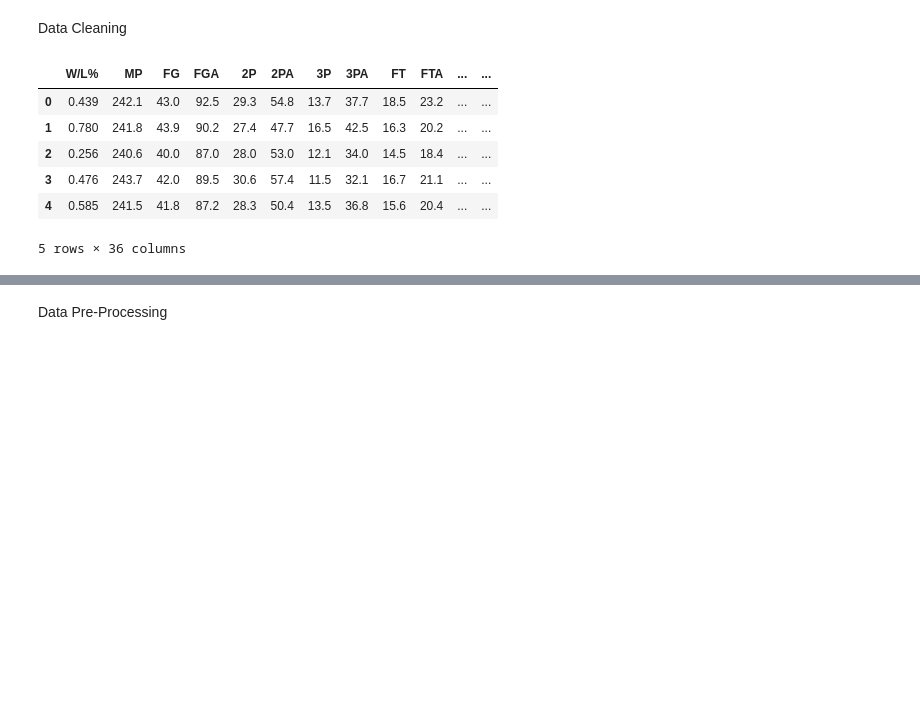
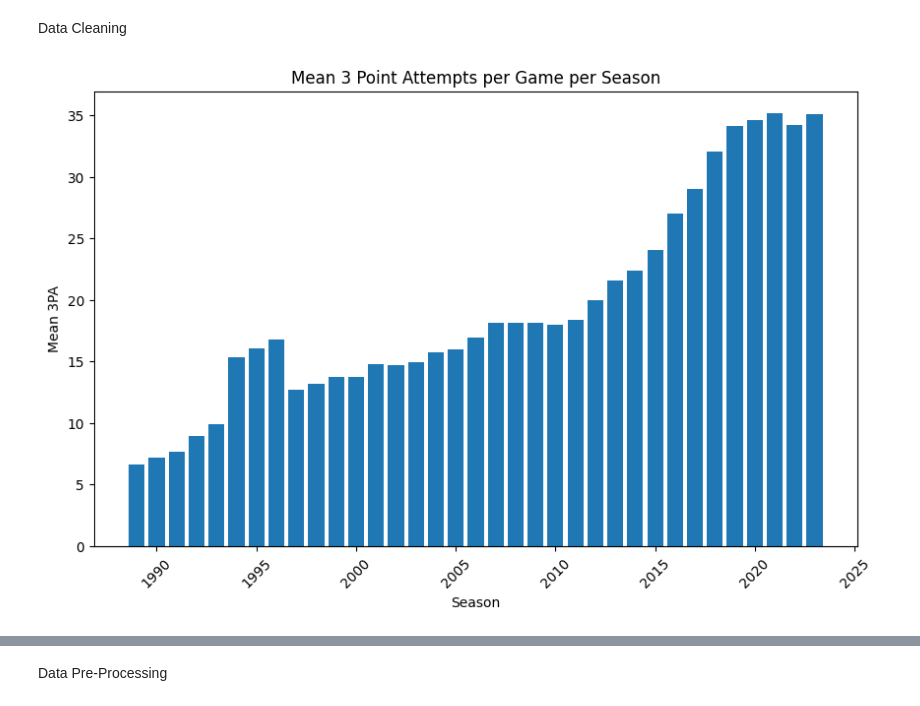
Before and after one commit to ChinmayVar/FinalProject156, a Jupyter notebook: final_proj.ipynb, the cells around one changed output, grey strips where cells are left out. Drawn from its saved outputs; the diff is of its cells as text; code cells hidden in the pictures; blank space fills up the shorter version.

```diff
--- a/final_proj.ipynb
+++ b/final_proj.ipynb
@@ -33,17 +33,17 @@ Data Cleaning
 # %%
 df = pd.read_csv('nba2.csv')
 df['Season'] = df['Season'].apply(lambda x: int(x.split('-')[0])) # make the season column an int
 # df = df[df['Season'] >= 1997] # filter seasons after 2010
 
-# Remove columns that are not the X or y
-df = df.iloc[:, 6:]
+# Group by Season and calculate the mean of 3PA
+mean_3pa = df.groupby('Season')['3PA'].mean().reset_index()
 
-df.head()
+plt.figure(figsize=(10, 6))
+plt.bar(mean_3pa['Season'], mean_3pa['3PA'])
+plt.xlabel('Season')
+plt.ylabel('Mean 3PA')
+plt.title('Mean 3 Point Attempts per Game per Season')
+plt.xticks(rotation=45)
+plt.show()
 # %% [output]
-|  | W/L% | MP | FG | FGA | 2P | 2PA | 3P | 3PA | FT | FTA | ... | ... |
-| 0 | 0.439 | 242.1 | 43.0 | 92.5 | 29.3 | 54.8 | 13.7 | 37.7 | 18.5 | 23.2 | ... | ... |
-| 1 | 0.780 | 241.8 | 43.9 | 90.2 | 27.4 | 47.7 | 16.5 | 42.5 | 16.3 | 20.2 | ... | ... |
-| 2 | 0.256 | 240.6 | 40.0 | 87.0 | 28.0 | 53.0 | 12.1 | 34.0 | 14.5 | 18.4 | ... | ... |
-| 3 | 0.476 | 243.7 | 42.0 | 89.5 | 30.6 | 57.4 | 11.5 | 32.1 | 16.7 | 21.1 | ... | ... |
-| 4 | 0.585 | 241.5 | 41.8 | 87.2 | 28.3 | 50.4 | 13.5 | 36.8 | 15.6 | 20.4 | ... | ... |
-5 rows × 36 columns
+[figure, added]
```
Also changed, not shown: parts of 2 cells of this notebook.
